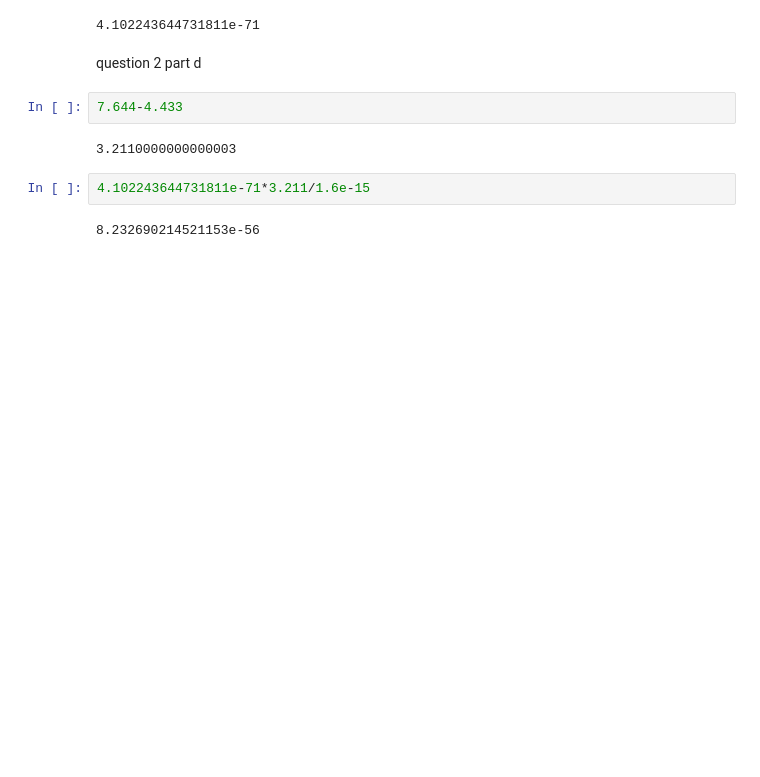
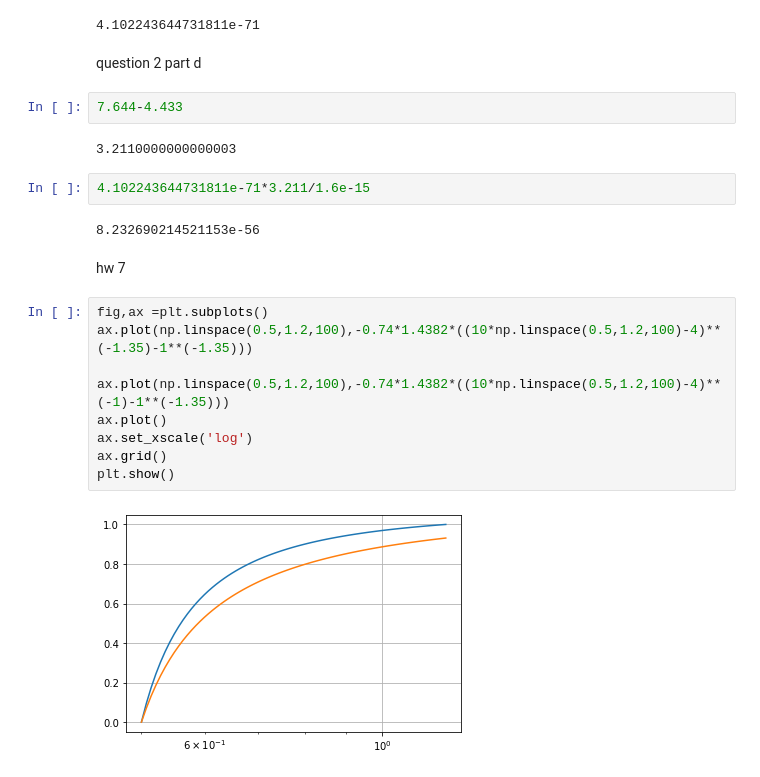
Before and after one commit to thomas-03/homework, a Jupyter notebook: 5460/randomNumericalStuff.ipynb, the cells around one changed output. Cells and saved outputs as stored; diff of their text form; blank space fills up the shorter version.

```diff
--- a/5460/randomNumericalStuff.ipynb
+++ b/5460/randomNumericalStuff.ipynb
@@ -64,3 +64,16 @@ question 2 part d
 4.102243644731811e-71*3.211/1.6e-15
 # %% [output]
 8.232690214521153e-56
+# %% [markdown]
+hw 7
+# %%
+fig,ax =plt.subplots()
+ax.plot(np.linspace(0.5,1.2,100),-0.74*1.4382*((10*np.linspace(0.5,1.2,100)-4)**(-1.35)-1**(-1.35)))
+
+ax.plot(np.linspace(0.5,1.2,100),-0.74*1.4382*((10*np.linspace(0.5,1.2,100)-4)**(-1)-1**(-1.35)))
+ax.plot()
+ax.set_xscale('log')
+ax.grid()
+plt.show()
+# %% [output]
+[figure, added]
```
Also changed, not shown: 7 other files.
